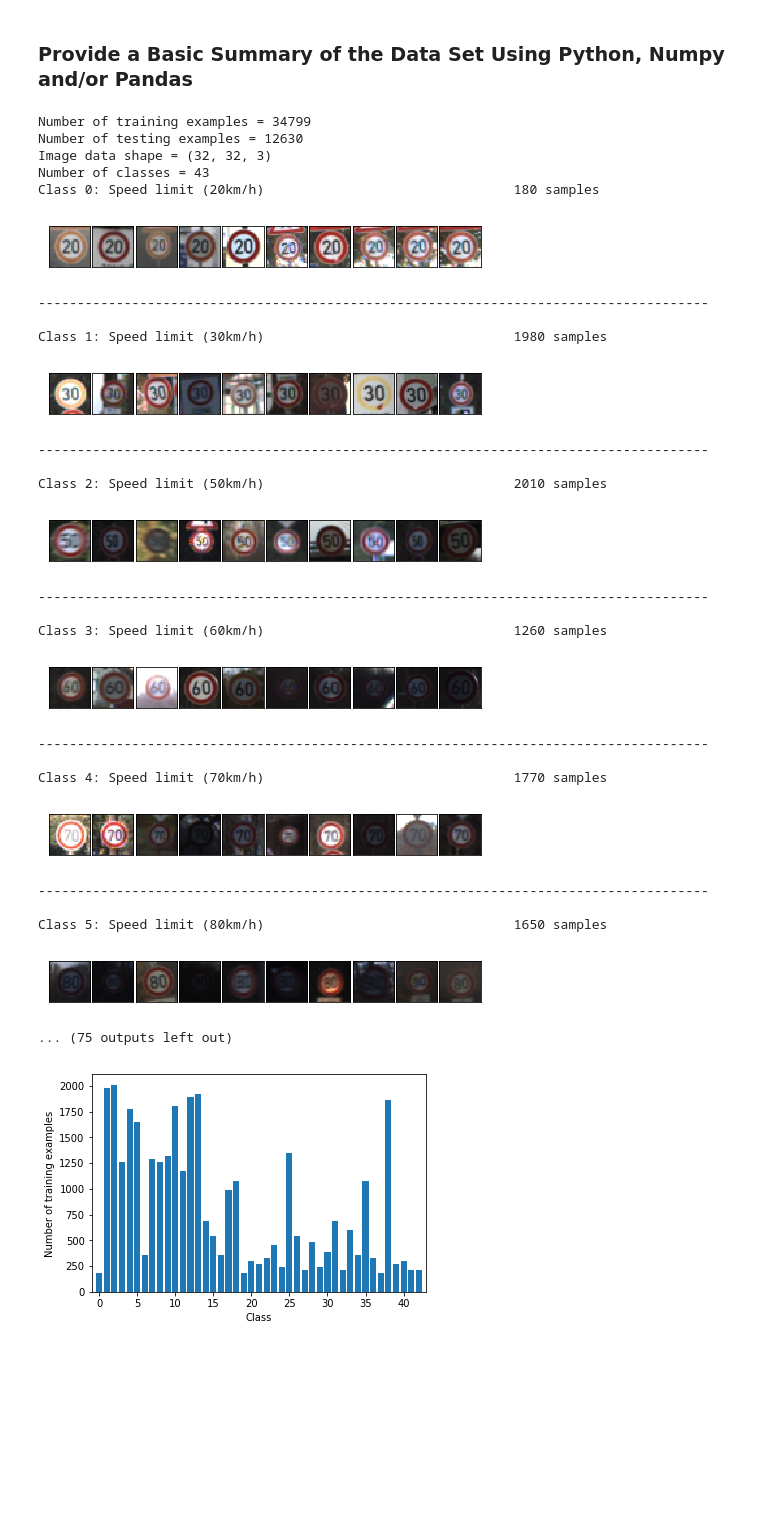
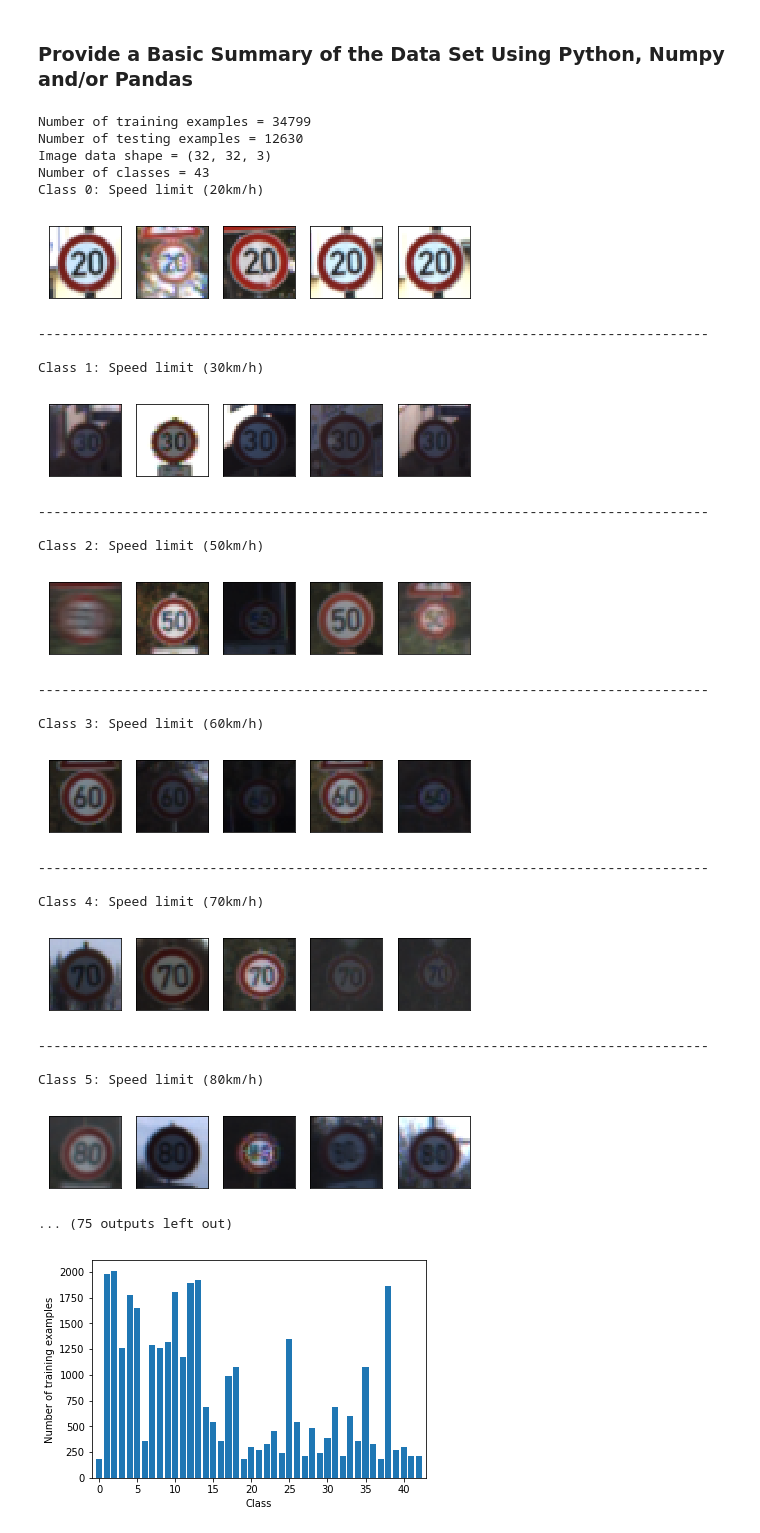
Before and after one commit to zacharyz/sdc-p2, a Jupyter notebook: Traffic_Sign_Classifier.ipynb, the cells around one changed output. Cells and saved outputs as stored; diff of their text form; code cells hidden in the pictures; blank space fills up the shorter version.

```diff
--- a/Traffic_Sign_Classifier.ipynb
+++ b/Traffic_Sign_Classifier.ipynb
@@ -83,60 +83,60 @@ n_classes = np.unique(y_train).shape[0]
 
 sign_classes, class_indices, class_counts = np.unique(y_train, return_index = True, return_counts = True)
 
 print("Number of training examples =", n_train)
 print("Number of testing examples =", n_test)
 print("Image data shape =", image_shape)
 print("Number of classes =", n_classes)
 
 
 
 #Globals
 IMG_SIZE = image_shape[0]  # square image of size IMG_SIZE x IMG_SIZE
 GRAYSCALE = True  # convert image to grayscale?
 INPUT_CHANNELS = 1 if GRAYSCALE else image_shape[2]
 NUM_CLASSES = n_classes
 
 import random
 
 col_width = max(len(name) for name in sign_names)
 
-for c, c_index, c_count in zip(sign_classes, class_indices, class_counts):
-    print("Class %i: %-*s  %s samples" % (c, col_width, sign_names[c], str(c_count)))
+for c, c_index in zip(sign_classes, class_indices):
+    print("Class %i: %-*s " % (c, col_width, sign_names[c]))
     fig = pyplot.figure(figsize = (6, 1))
     fig.subplots_adjust(left = 0, right = 1, bottom = 0, top = 1, hspace = 0.05, wspace = 0.05)
-    random_indices = random.sample(range(c_index, c_index + c_count), 10)
-    for i in range(10):
-        axis = fig.add_subplot(1, 10, i + 1, xticks=[], yticks=[])
+    random_indices = random.sample(range(c_index, c_index + c_count), 5)
+    for i in range(5):
+        axis = fig.add_subplot(1, 5, i + 1, xticks=[], yticks=[])
         axis.imshow(X_train[random_indices[i]])
     pyplot.show()
     print("--------------------------------------------------------------------------------------\n")
 # %% [output]
 Number of training examples = 34799
 Number of testing examples = 12630
 Image data shape = (32, 32, 3)
 Number of classes = 43
-Class 0: Speed limit (20km/h)                                180 samples
+Class 0: Speed limit (20km/h)
-[figure, old version]
+[figure, new version]
 --------------------------------------------------------------------------------------
 
-Class 1: Speed limit (30km/h)                                1980 samples
+Class 1: Speed limit (30km/h)
-[figure, old version]
+[figure, new version]
 --------------------------------------------------------------------------------------
 
-Class 2: Speed limit (50km/h)                                2010 samples
+Class 2: Speed limit (50km/h)
-[figure, old version]
+[figure, new version]
 --------------------------------------------------------------------------------------
 
-Class 3: Speed limit (60km/h)                                1260 samples
+Class 3: Speed limit (60km/h)
-[figure, old version]
+[figure, new version]
 --------------------------------------------------------------------------------------
 
-Class 4: Speed limit (70km/h)                                1770 samples
+Class 4: Speed limit (70km/h)
-[figure, old version]
+[figure, new version]
 --------------------------------------------------------------------------------------
 
-Class 5: Speed limit (80km/h)                                1650 samples
+Class 5: Speed limit (80km/h)
-[figure, old version]
+[figure, new version]
 ... (75 outputs left out)
 # %%
 pyplot.bar( np.arange( 43 ), class_counts, align='center' )
```
Also changed, not shown: parts of 4 cells of this notebook, 1 other file.
